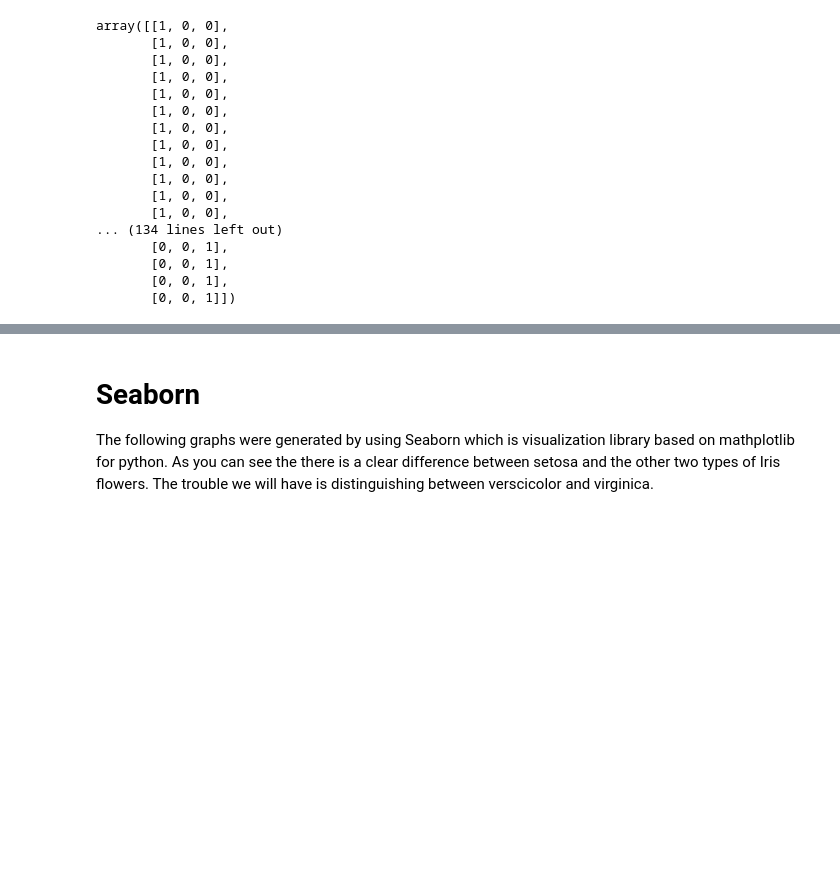
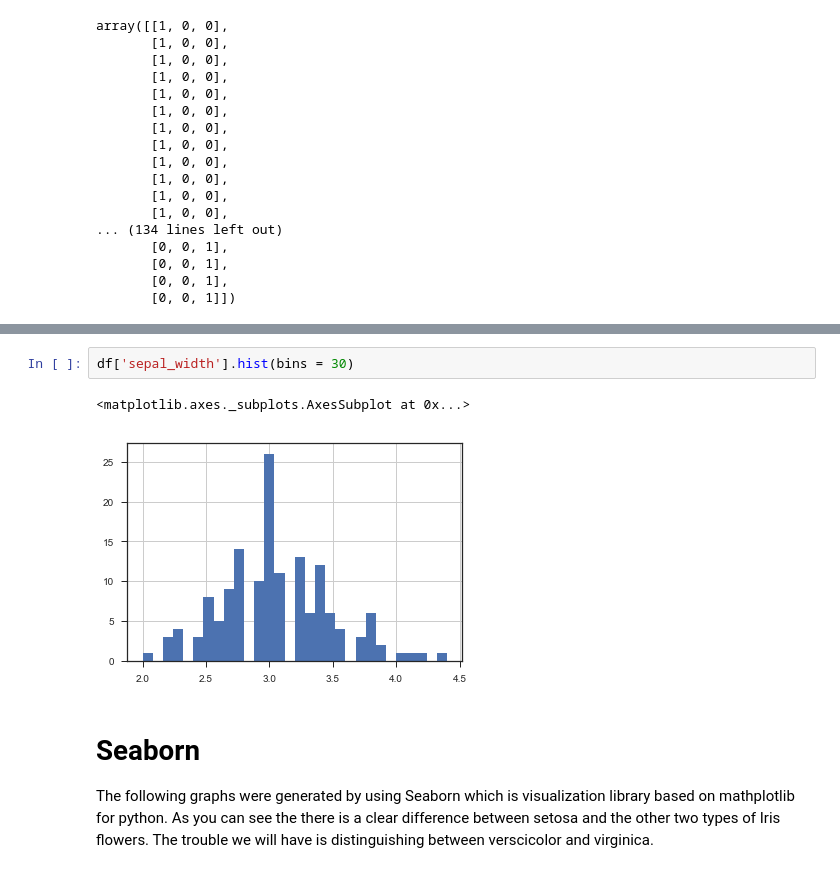
Before and after one commit to NiallD565/Jupyter-Notebook_Python, a Jupyter notebook: iris-dataset.ipynb, the cells around one changed output, grey strips where cells are left out. Drawn from its saved outputs; the diff is of its cells as text; blank space fills up the shorter version.

```diff
--- a/iris-dataset.ipynb
+++ b/iris-dataset.ipynb
@@ -57,3 +94,8 @@ array([[1, 0, 0],
+# %%
+df['sepal_width'].hist(bins = 30)
+# %% [output]
+<matplotlib.axes._subplots.AxesSubplot at 0x...>
+[figure, added]
 # %% [markdown]
 # Seaborn
 The following graphs were generated by using Seaborn which is visualization library based on mathplotlib for python.
```
Also changed, not shown: parts of 16 cells of this notebook.
